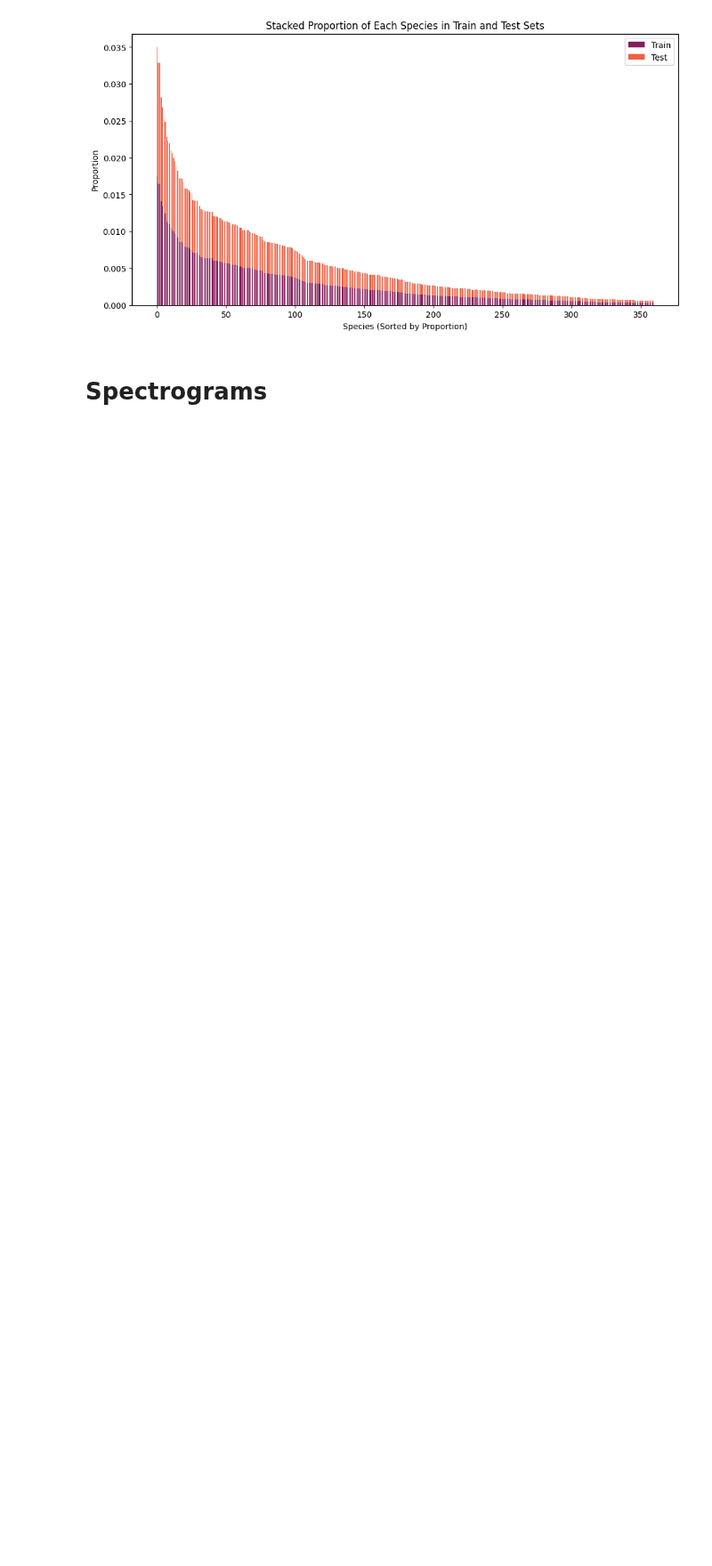
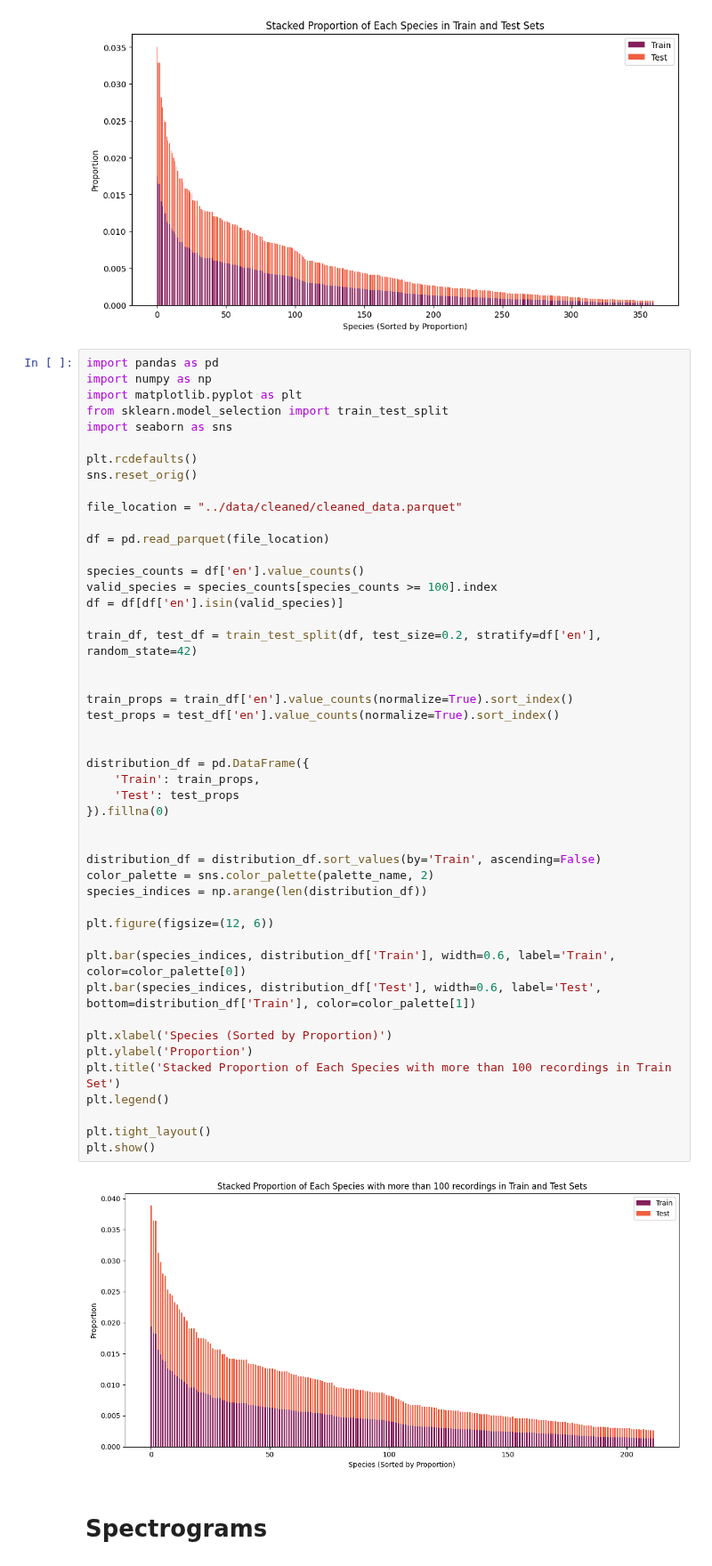
Before and after one commit to Davee02/HSLU.DSPRO1.BirdDetection, a Jupyter notebook: notebooks/09-report-visualizations.ipynb, the cells around one changed output. Shown at 89% size. Cells and saved outputs as stored; diff of their text form; blank space fills up the shorter version.

Commit message:
Proportion of Each Species with more than 100 recordings

```diff
--- a/notebooks/09-report-visualizations.ipynb
+++ b/notebooks/09-report-visualizations.ipynb
@@ -129,6 +129,55 @@ plt.legend()
 plt.show()
 # %% [output]
 [figure]
+# %%
+import pandas as pd
+import numpy as np
+import matplotlib.pyplot as plt
+from sklearn.model_selection import train_test_split
+import seaborn as sns
+
+plt.rcdefaults()
+sns.reset_orig()
+
+file_location = "../data/cleaned/cleaned_data.parquet"
+
+df = pd.read_parquet(file_location)
+
+species_counts = df['en'].value_counts()
+valid_species = species_counts[species_counts >= 100].index
+df = df[df['en'].isin(valid_species)]
+
+train_df, test_df = train_test_split(df, test_size=0.2, stratify=df['en'], random_state=42)
+
+
+train_props = train_df['en'].value_counts(normalize=True).sort_index()
+test_props = test_df['en'].value_counts(normalize=True).sort_index()
+
+
+distribution_df = pd.DataFrame({
+    'Train': train_props,
+    'Test': test_props
+}).fillna(0)
+
+
+distribution_df = distribution_df.sort_values(by='Train', ascending=False)
+color_palette = sns.color_palette(palette_name, 2)
+species_indices = np.arange(len(distribution_df))
+
+plt.figure(figsize=(12, 6))
+
+plt.bar(species_indices, distribution_df['Train'], width=0.6, label='Train', color=color_palette[0])
+plt.bar(species_indices, distribution_df['Test'], width=0.6, label='Test', bottom=distribution_df['Train'], color=color_palette[1])
+
+plt.xlabel('Species (Sorted by Proportion)')
+plt.ylabel('Proportion')
+plt.title('Stacked Proportion of Each Species with more than 100 recordings in Train Set')
+plt.legend()
+
+plt.tight_layout()
+plt.show()
+# %% [output]
+[figure, added]
 # %% [markdown]
 # Spectrograms
 # %%
```
